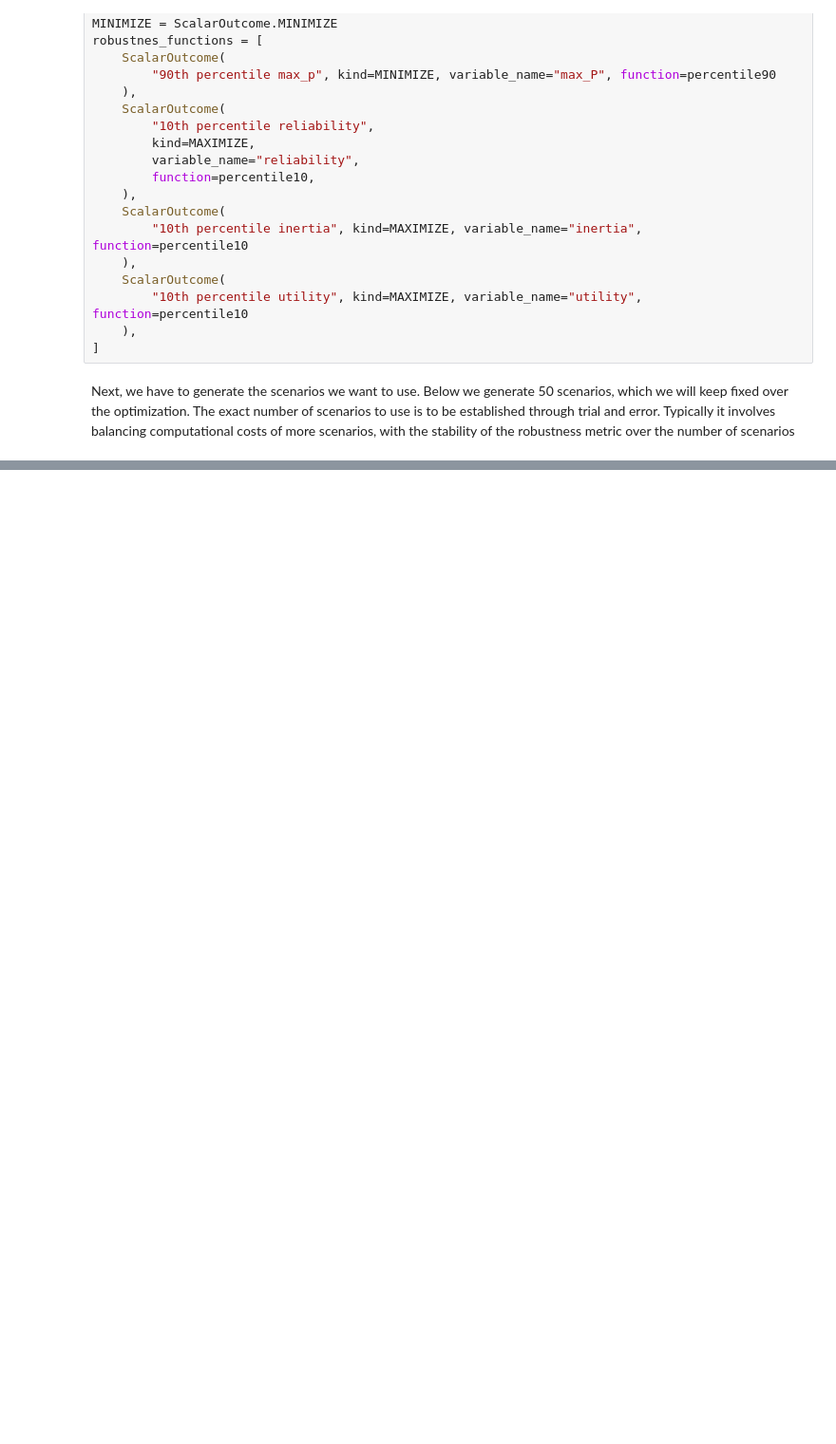
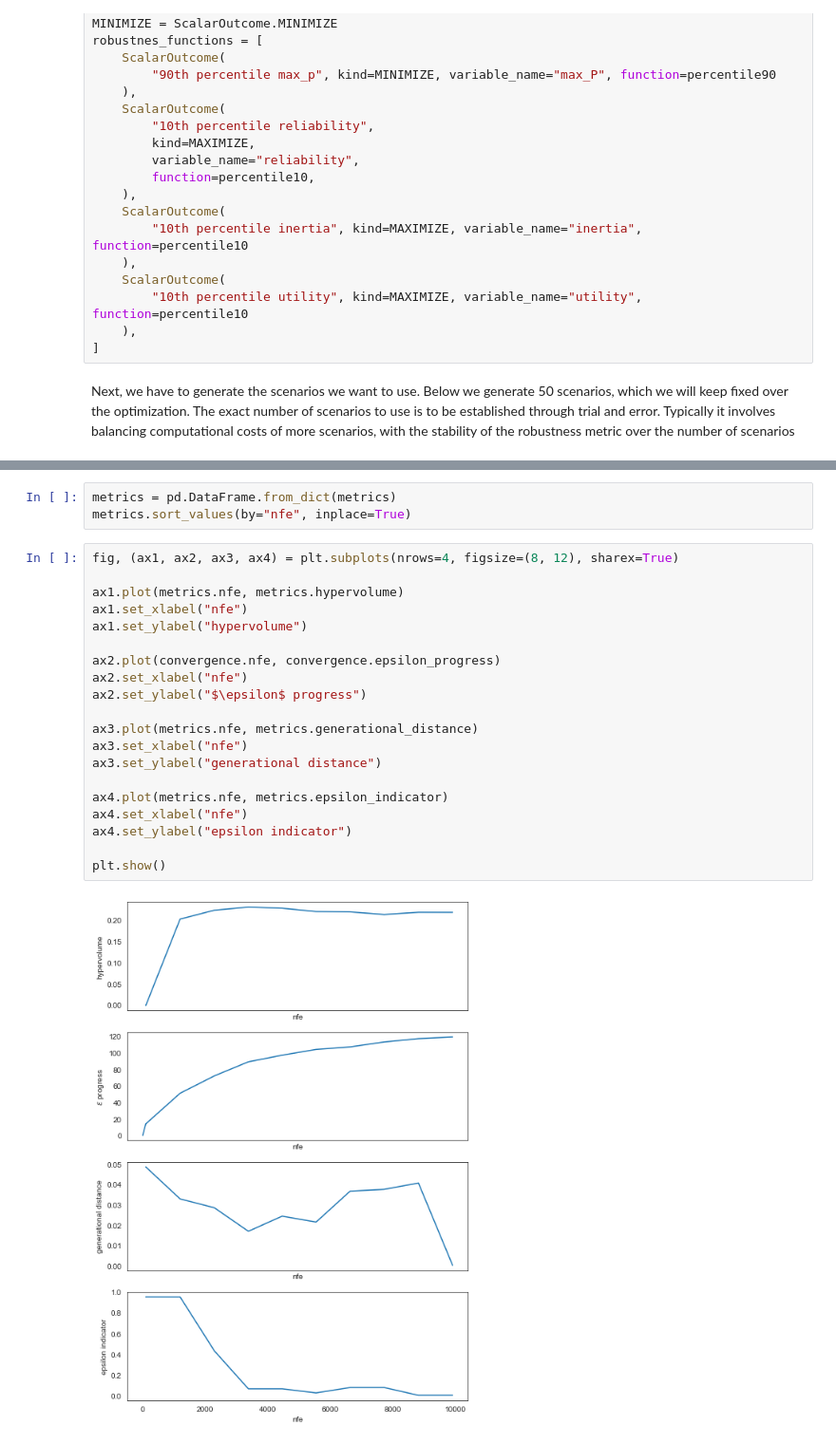
Before and after one commit to quaquel/EMAworkbench, a Jupyter notebook: docs/source/indepth_tutorial/directed-search.ipynb, the cells around one changed output, grey strips where cells are left out. Shown at 95% size. Saved outputs shown, nothing was run; the diff lists cells and outputs as text; blank space fills up the shorter version.

```diff
--- a/docs/source/indepth_tutorial/directed-search.ipynb
+++ b/docs/source/indepth_tutorial/directed-search.ipynb
@@ -258,0 +343,25 @@ with MultiprocessingEvaluator(model) as evaluator:
+# %%
+metrics = pd.DataFrame.from_dict(metrics)
+metrics.sort_values(by="nfe", inplace=True)
+# %%
+fig, (ax1, ax2, ax3, ax4) = plt.subplots(nrows=4, figsize=(8, 12), sharex=True)
+
+ax1.plot(metrics.nfe, metrics.hypervolume)
+ax1.set_xlabel("nfe")
+ax1.set_ylabel("hypervolume")
+
+ax2.plot(convergence.nfe, convergence.epsilon_progress)
+ax2.set_xlabel("nfe")
+ax2.set_ylabel("$\epsilon$ progress")
+
+ax3.plot(metrics.nfe, metrics.generational_distance)
+ax3.set_xlabel("nfe")
+ax3.set_ylabel("generational distance")
+
+ax4.plot(metrics.nfe, metrics.epsilon_indicator)
+ax4.set_xlabel("nfe")
+ax4.set_ylabel("epsilon indicator")
+
+plt.show()
+# %% [output]
+[figure, added]
```
Also changed, not shown: parts of 16 cells of this notebook, 11 other files.
